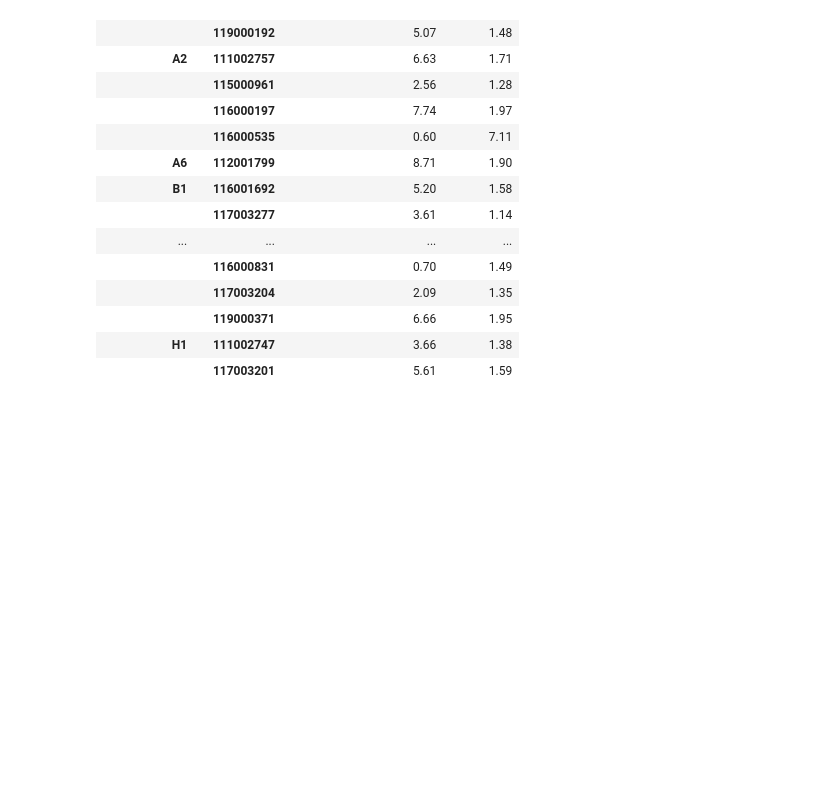
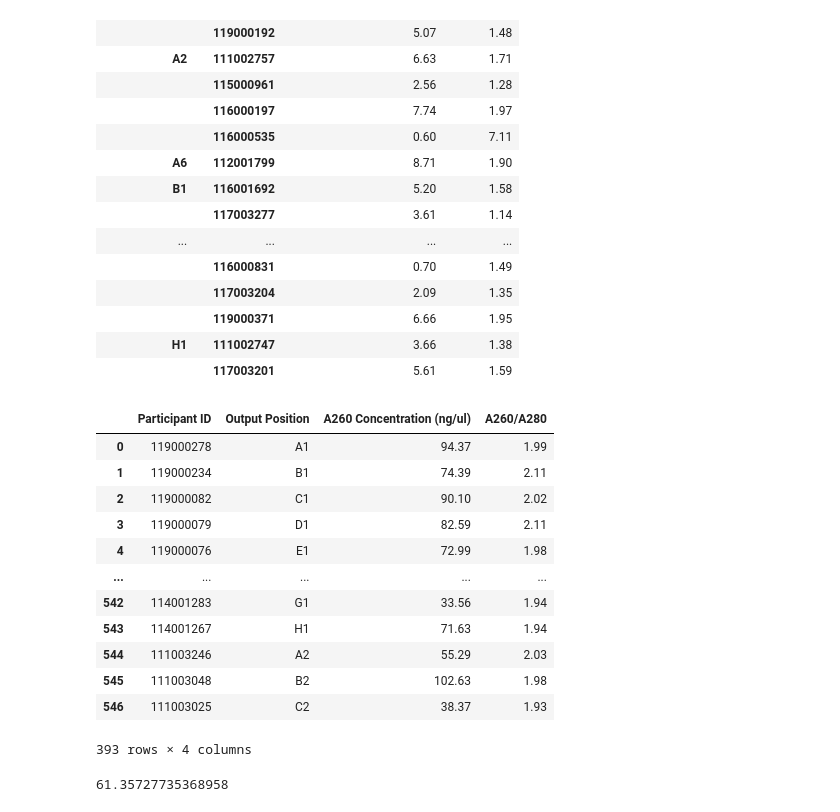
Before and after one commit to UK-BIOCentre/SSD_Core, a Jupyter notebook: Analysis/Apr 2022/GEL RNA/April 2022.ipynb, the cells around one changed output. Cells and saved outputs as stored; diff of their text form; code cells hidden in the pictures; blank space fills up the shorter version.

```diff
--- a/Analysis/Apr 2022/GEL RNA/April 2022.ipynb
+++ b/Analysis/Apr 2022/GEL RNA/April 2022.ipynb
@@ -349,3 +349,24 @@ Contamination for A260 Concentration (ng/ul)
 |  | 117003201 | 5.61 | 1.59 |
 # %%
 df4.to_csv('concentration_less_than_10.csv')
+# %%
+df_conc_more_than_10 = df[(df['A260 Concentration (ng/ul)'] >= 10)]
+df_conc_more_than_10
+# %% [output]
+|  | Participant ID | Output Position | A260 Concentration (ng/ul) | A260/A280 |
+| 0 | 119000278 | A1 | 94.37 | 1.99 |
+| 1 | 119000234 | B1 | 74.39 | 2.11 |
+| 2 | 119000082 | C1 | 90.10 | 2.02 |
+| 3 | 119000079 | D1 | 82.59 | 2.11 |
+| 4 | 119000076 | E1 | 72.99 | 1.98 |
+| ... | ... | ... | ... | ... |
+| 542 | 114001283 | G1 | 33.56 | 1.94 |
+| 543 | 114001267 | H1 | 71.63 | 1.94 |
+| 544 | 111003246 | A2 | 55.29 | 2.03 |
+| 545 | 111003048 | B2 | 102.63 | 1.98 |
+| 546 | 111003025 | C2 | 38.37 | 1.93 |
+393 rows × 4 columns
+# %%
+df_conc_more_than_10['A260 Concentration (ng/ul)'].mean()
+# %% [output]
+61.35727735368958
```
Also changed, not shown: parts of 3 cells of this notebook, 47 other files.
